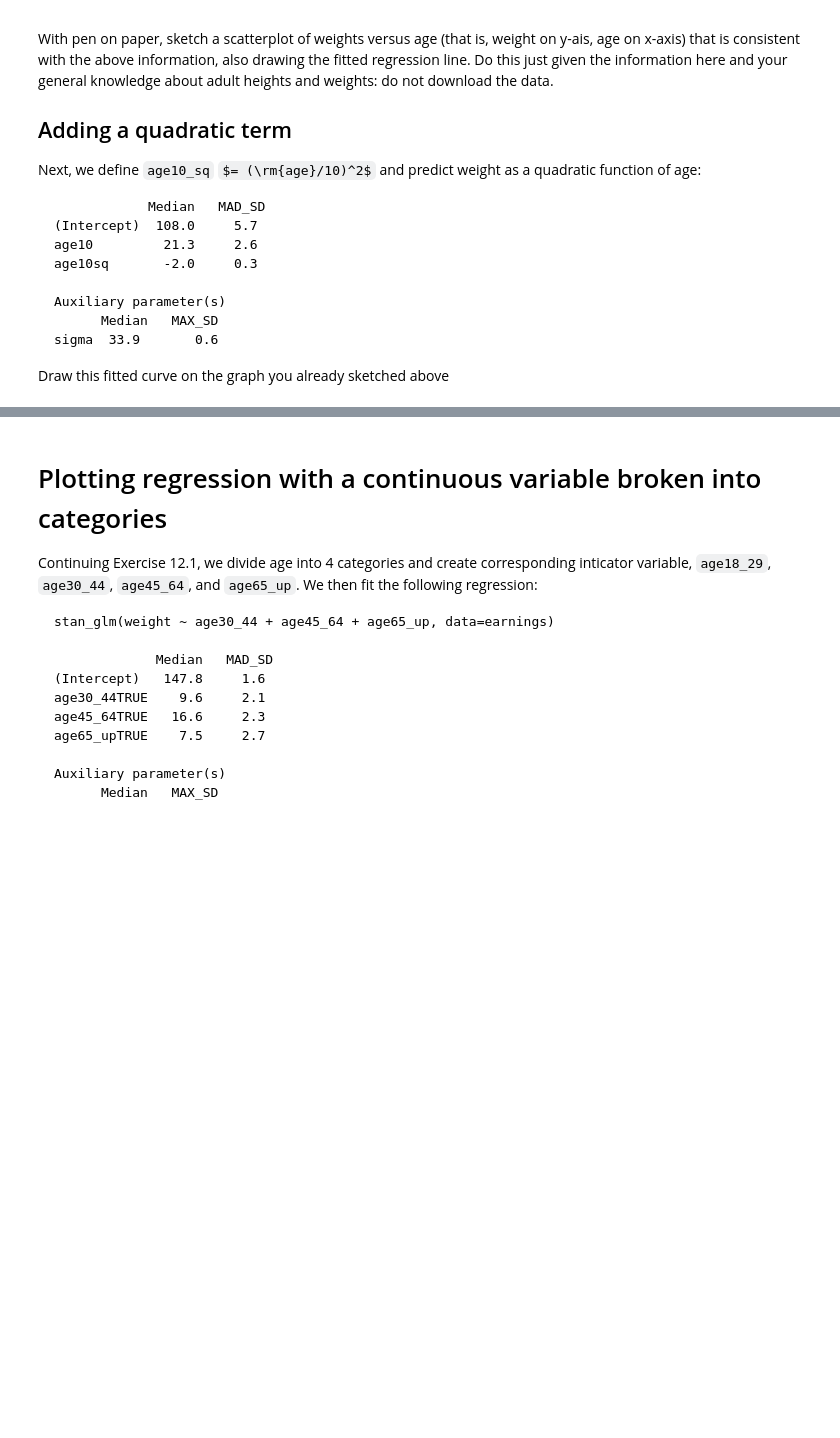
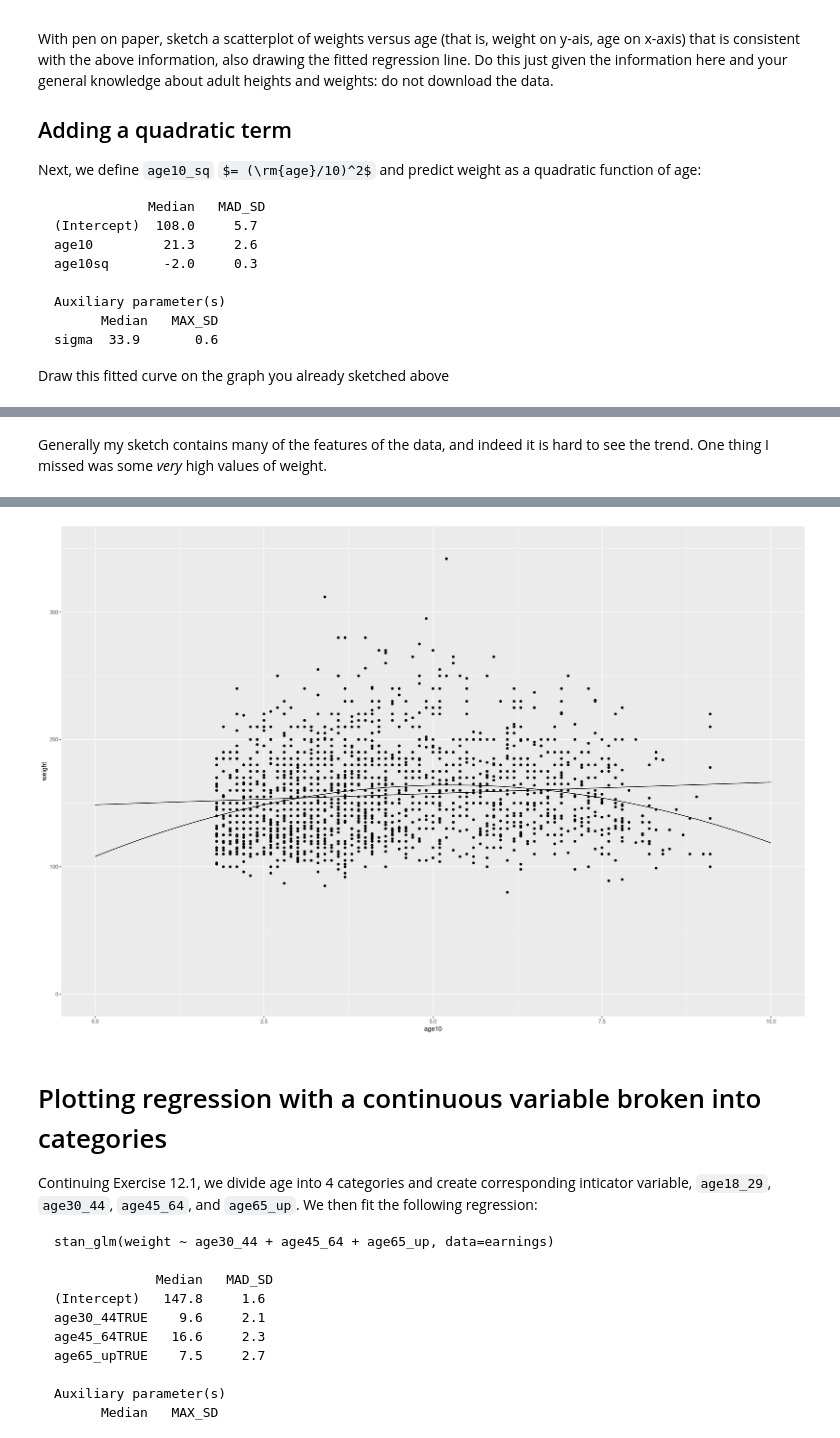
Before and after one commit to EdwardJRoss/regression_stories, a Jupyter notebook: Chapter 12 Exercises.ipynb, the cells around one changed output, grey strips where cells are left out. Drawn from its saved outputs; the diff is of its cells as text; code cells hidden in the pictures; some formulas as TeX source; blank space fills up the shorter version.

```diff
--- a/Chapter 12 Exercises.ipynb
+++ b/Chapter 12 Exercises.ipynb
@@ -57,0 +107,4 @@ Draw this fitted curve on the graph you already sketched above
+# %%
+earnings <- earnings %>% mutate(age10 = age / 10, age10sq = age10^2)
+fit_linear_earnings <- stan_glm(weight ~ age10, data=earnings, refresh=0)
+fit_quadratic_earnings <- stan_glm(weight ~ age10 + age10sq, data=earnings, refresh=0)
@@ -57,0 +154,19 @@ Draw this fitted curve on the graph you already sketched above
+# %%
+add_predictions <- function(data, model, var = "pred", type = NULL) {
+  data[[var]] <- predict(model, newdata=data, type = type)
+  data
+}
+# %%
+earnings_predictions <- data.frame(age10 = seq(0, 10, by=0.1)) %>%
+mutate(age10sq = age10^2) %>%
+spread_predictions(fit_linear_earnings, fit_quadratic_earnings)
+# %% [markdown]
+Generally my sketch contains many of the features of the data, and indeed it is hard to see the trend.
+One thing I missed was some *very* high values of weight.
+# %%
+earnings %>%
+gf_point(weight ~ age10) %>%
+gf_line(fit_linear_earnings ~ age10, data=earnings_predictions) %>%
+gf_line(fit_quadratic_earnings ~ age10, data=earnings_predictions) +
+ylim(0, 350)
+# %% [output]
@@ -58,3 +175,4 @@ Draw this fitted curve on the graph you already sketched above
+[figure, added]
 # %% [markdown]
 # Plotting regression with a continuous variable broken into categories
 
```
Also changed, not shown: parts of 239 cells of this notebook, 1 other file.
